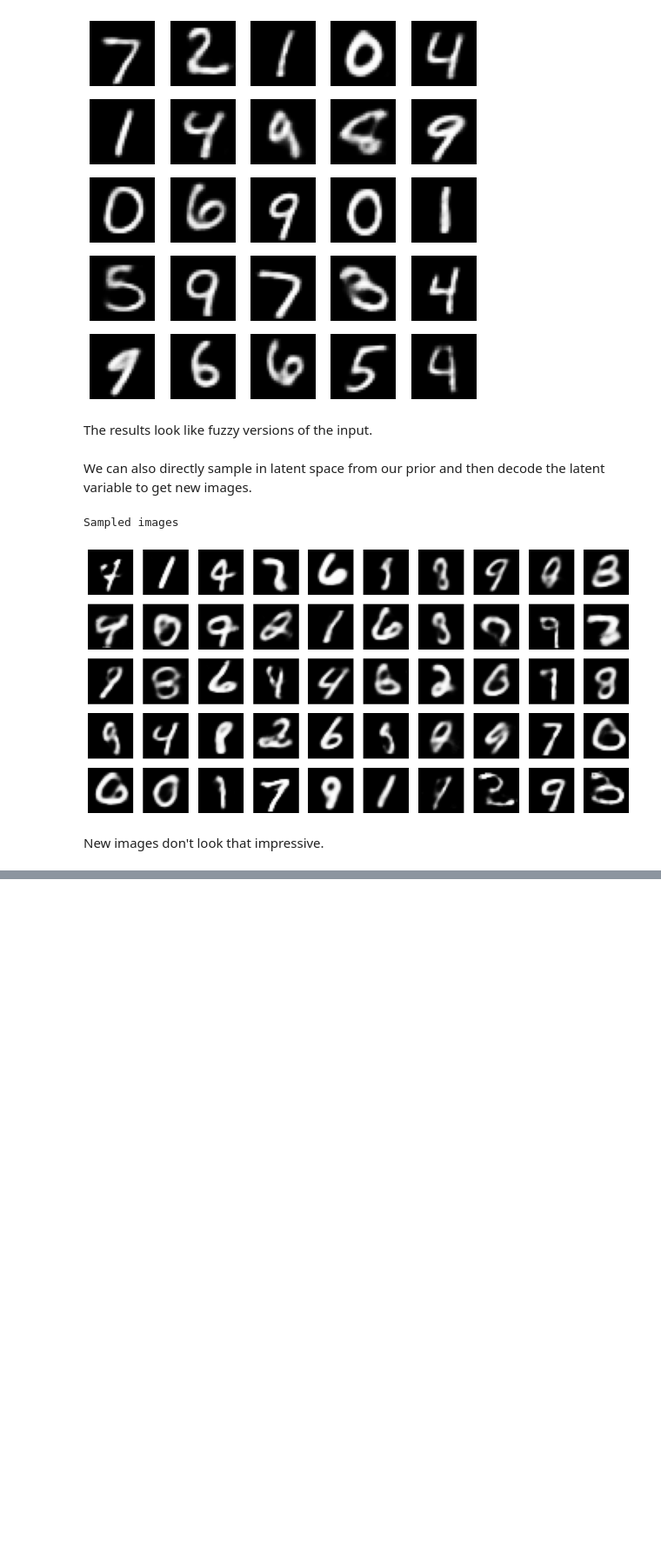
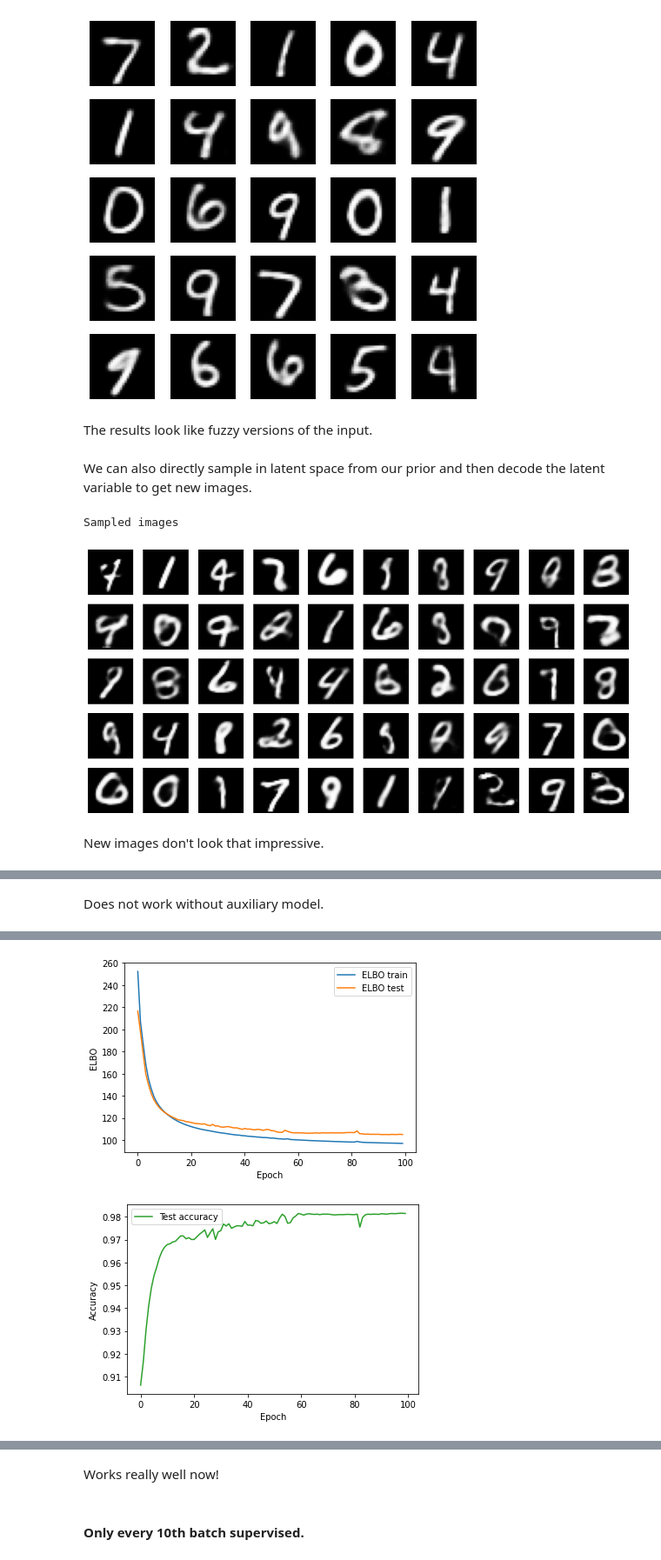
Before and after one commit to markus7800/vae, a Jupyter notebook: main.ipynb, the cells around one changed output, grey strips where cells are left out. Shown at 87% size. Cells and saved outputs as stored; diff of their text form; code cells hidden in the pictures; blank space fills up the shorter version.

Commit message:
ssvae

```diff
--- a/main.ipynb
+++ b/main.ipynb
@@ -492,17 +620,15 @@ def train_SSVAE(loaders, ssvae, device,
 
     optimizer = Adam({'lr': 0.0005})
 
-
+    # summing out discrite y by enumeration
     guide = config_enumerate(ssvae.guide, 'parallel', expand=True)
     elbo = TraceEnum_ELBO(max_plate_nesting=1, strict_enumeration_warning=False)
 
     svi = SVI(ssvae.model, guide, optimizer, loss=elbo)
 
+    # auxiliary model
     elbo_aux = Trace_ELBO()
     svi_aux = SVI(ssvae.model_classify, ssvae.guide_classify, optimizer, loss=elbo_aux)
-
-    #elbo = Trace_ELBO()
-    #svi = SVI(ssvae.model, ssvae.guide, optimizer, loss=elbo)
 
     train_elbo = []
     test_elbo = []
@@ -514,21 +640,32 @@ def train_SSVAE(loaders, ssvae, device,
 
     for epoch in range(1, epochs+1):
 
+        # perform svi steps on train loader
         epoch_loss = 0.0
+        n_sup = 0
+        n_unsup = 0
         for i, (x, y) in enumerate(loaders['train']):
             x = x.reshape(-1, ssvae.input_size).to(device)
+
+            # alternate between supervised and unsupervised batches
             if nth_supervised and (i % nth_supervised == 0): # batches are not shuffled
                 y = F.one_hot(y, ssvae.output_size).to(device)
+
+                # perform step on auxiliary model
                 if aux_loss:
                     epoch_loss += svi_aux.step(x, y)
+
+                n_sup += x.shape[0]
             else:
                 y = None
+                n_unsup += x.shape[0]
 
             epoch_loss += svi.step(x, y)
 
         total_epoch_loss_train = epoch_loss / len(loaders['train'].dataset)
         train_elbo.append(total_epoch_loss_train)
 
+        # evaluate loss and accuracy on test loader
         test_loss = 0.0
         y_correct = 0
         for x, y in loaders['test']:
@@ -548,8 +685,9 @@ def train_SSVAE(loaders, ssvae, device,
         test_acc.append(total_epoch_acc_test)
 
         if verbose:
-            print(f"Epoch {epoch:4d}: training loss: {total_epoch_loss_train:.4f} test loss: {total_epoch_loss_test:.4f} test acc: {total_epoch_acc_test:.4f}", end='\r')
+            print(f"Epoch {epoch:4d}: training loss: {total_epoch_loss_train:.4f} test loss: {total_epoch_loss_test:.4f} test acc: {total_epoch_acc_test:.4f} ({n_sup=} {n_unsup=})", end='\r')
 
+    # plot losses and accuracy
     if show_plot:
         plt.plot(train_elbo, label='ELBO train')
         plt.plot(test_elbo, label='ELBO test')
@@ -583,0 +726,10 @@ Wall time: 23min 56s
+# %% [markdown]
+Does not work without auxiliary model.
+# %%
+%%time
+seed_everything()
+pyro.clear_param_store()
+
+ssvae = SSVAE(z_dim=50, hidden_dims=[200, 400], device=device)
+train_SSVAE(loaders, ssvae, device=device, epochs=100, nth_supervised=1, aux_loss=True)
+# %% [output]
@@ -583,0 +738,2 @@ Wall time: 23min 56s
+[figure, added]
+[figure, added]
@@ -584,3 +741,7 @@ Wall time: 23min 56s
+# %% [markdown]
+Works really well now!
+# %% [markdown]
+#### Only every 10th batch supervised.
 # %%
 %%time
 seed_everything()
```
Also changed, not shown: parts of 38 cells of this notebook.
